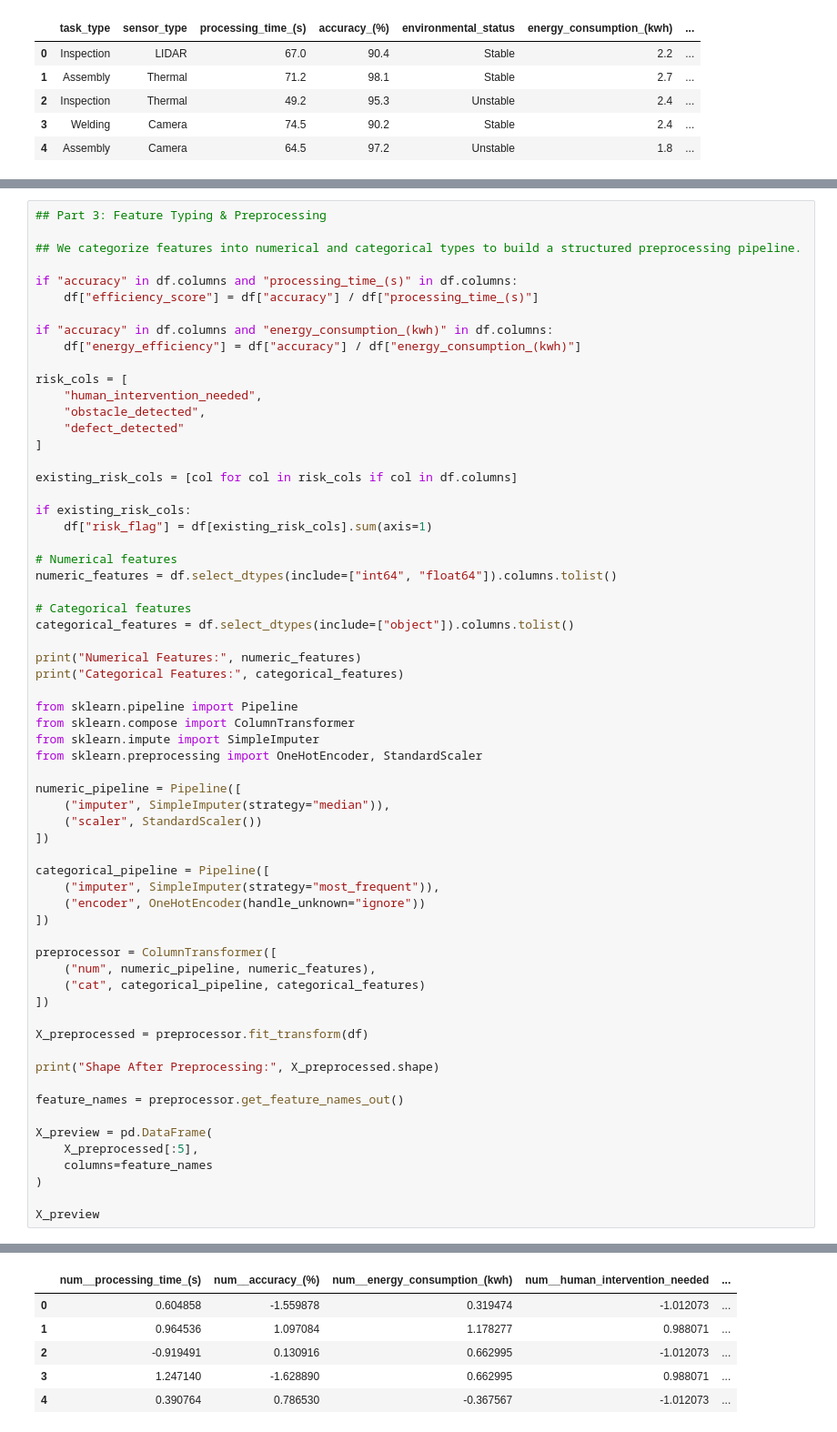
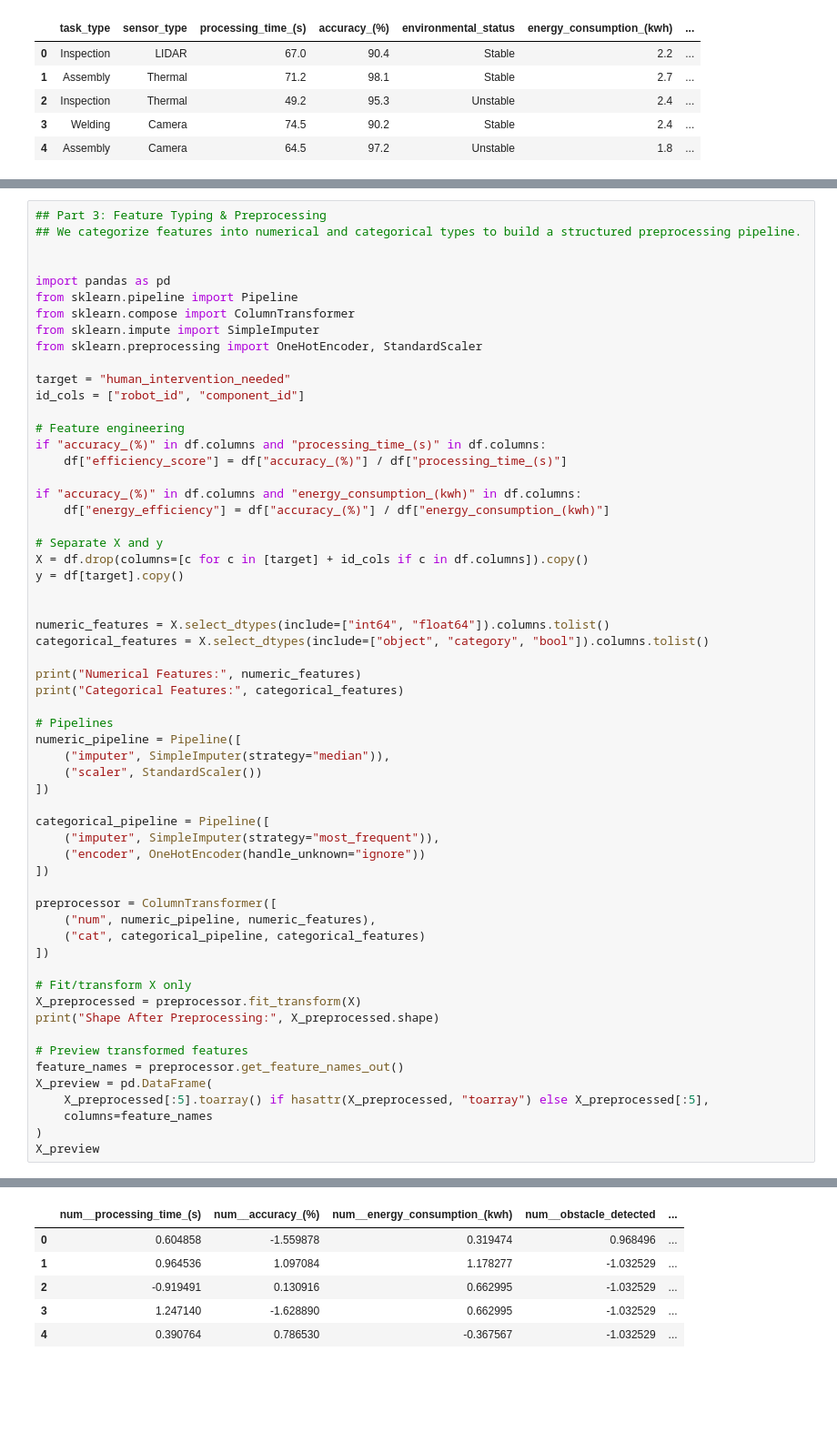
Before and after one commit to SeonwooKim03/EET-4501---Group-1, a Jupyter notebook: Project Assignment 4.ipynb, the cells around one changed output, grey strips where cells are left out. Shown at 91% size. Saved outputs shown, nothing was run; the diff lists cells and outputs as text; blank space fills up the shorter version.

```diff
--- a/Project Assignment 4.ipynb
+++ b/Project Assignment 4.ipynb
@@ -115,39 +131,36 @@ for col in categorical_cols:
 # %%
 ## Part 3: Feature Typing & Preprocessing
-
 ## We categorize features into numerical and categorical types to build a structured preprocessing pipeline.
 
-if "accuracy" in df.columns and "processing_time_(s)" in df.columns:
-    df["efficiency_score"] = df["accuracy"] / df["processing_time_(s)"]
 
-if "accuracy" in df.columns and "energy_consumption_(kwh)" in df.columns:
-    df["energy_efficiency"] = df["accuracy"] / df["energy_consumption_(kwh)"]
-
-risk_cols = [
-    "human_intervention_needed",
-    "obstacle_detected",
-    "defect_detected"
-]
-
-existing_risk_cols = [col for col in risk_cols if col in df.columns]
-
-if existing_risk_cols:
-    df["risk_flag"] = df[existing_risk_cols].sum(axis=1)
-
-# Numerical features
-numeric_features = df.select_dtypes(include=["int64", "float64"]).columns.tolist()
-
-# Categorical features
-categorical_features = df.select_dtypes(include=["object"]).columns.tolist()
-
-print("Numerical Features:", numeric_features)
-print("Categorical Features:", categorical_features)
-
+import pandas as pd
 from sklearn.pipeline import Pipeline
 from sklearn.compose import ColumnTransformer
 from sklearn.impute import SimpleImputer
 from sklearn.preprocessing import OneHotEncoder, StandardScaler
 
+target = "human_intervention_needed"
+id_cols = ["robot_id", "component_id"]
+
+# Feature engineering
+if "accuracy_(%)" in df.columns and "processing_time_(s)" in df.columns:
+    df["efficiency_score"] = df["accuracy_(%)"] / df["processing_time_(s)"]
+
+if "accuracy_(%)" in df.columns and "energy_consumption_(kwh)" in df.columns:
+    df["energy_efficiency"] = df["accuracy_(%)"] / df["energy_consumption_(kwh)"]
+
+# Separate X and y
+X = df.drop(columns=[c for c in [target] + id_cols if c in df.columns]).copy()
+y = df[target].copy()
+
+
+numeric_features = X.select_dtypes(include=["int64", "float64"]).columns.tolist()
+categorical_features = X.select_dtypes(include=["object", "category", "bool"]).columns.tolist()
+
+print("Numerical Features:", numeric_features)
+print("Categorical Features:", categorical_features)
+
+# Pipelines
 numeric_pipeline = Pipeline([
     ("imputer", SimpleImputer(strategy="median")),
     ("scaler", StandardScaler())
@@ -163,16 +176,15 @@ preprocessor = ColumnTransformer([
     ("cat", categorical_pipeline, categorical_features)
 ])
 
-X_preprocessed = preprocessor.fit_transform(df)
-
+# Fit/transform X only
+X_preprocessed = preprocessor.fit_transform(X)
 print("Shape After Preprocessing:", X_preprocessed.shape)
 
+# Preview transformed features
 feature_names = preprocessor.get_feature_names_out()
-
 X_preview = pd.DataFrame(
-    X_preprocessed[:5],
+    X_preprocessed[:5].toarray() if hasattr(X_preprocessed, "toarray") else X_preprocessed[:5],
     columns=feature_names
 )
-
 X_preview
 # %% [output]
@@ -180,8 +192,8 @@ Numerical Features: ['processing_time_(s)', 'accuracy_(%)', 'energy_consumption_
 Categorical Features: ['task_type', 'sensor_type', 'environmental_status']
 Shape After Preprocessing: (500, 18)
-|  | num__processing_time_(s) | num__accuracy_(%) | num__energy_consumption_(kwh) | num__human_intervention_needed | ... |
-| 0 | 0.604858 | -1.559878 | 0.319474 | -1.012073 | ... |
-| 1 | 0.964536 | 1.097084 | 1.178277 | 0.988071 | ... |
-| 2 | -0.919491 | 0.130916 | 0.662995 | -1.012073 | ... |
-| 3 | 1.247140 | -1.628890 | 0.662995 | 0.988071 | ... |
-| 4 | 0.390764 | 0.786530 | -0.367567 | -1.012073 | ... |
+|  | num__processing_time_(s) | num__accuracy_(%) | num__energy_consumption_(kwh) | num__obstacle_detected | ... |
+| 0 | 0.604858 | -1.559878 | 0.319474 | 0.968496 | ... |
+| 1 | 0.964536 | 1.097084 | 1.178277 | -1.032529 | ... |
+| 2 | -0.919491 | 0.130916 | 0.662995 | -1.032529 | ... |
+| 3 | 1.247140 | -1.628890 | 0.662995 | -1.032529 | ... |
+| 4 | 0.390764 | 0.786530 | -0.367567 | -1.032529 | ... |
```
Also changed, not shown: parts of 3 cells of this notebook.
